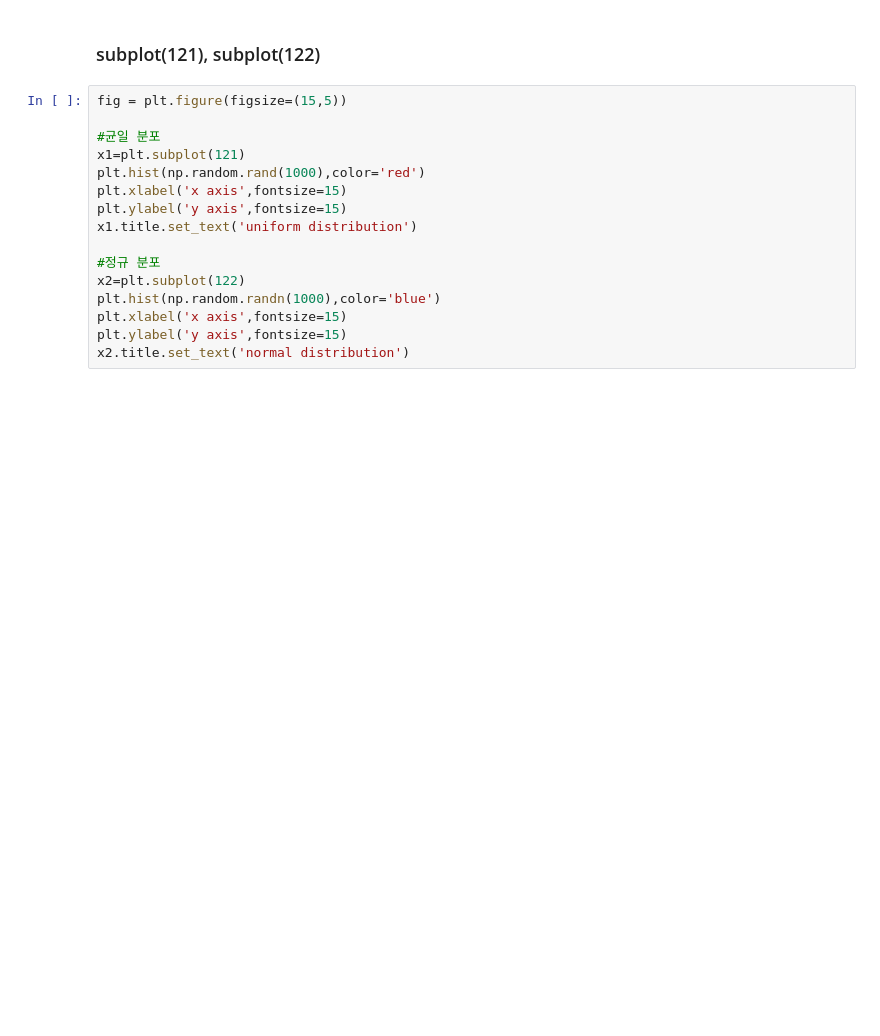
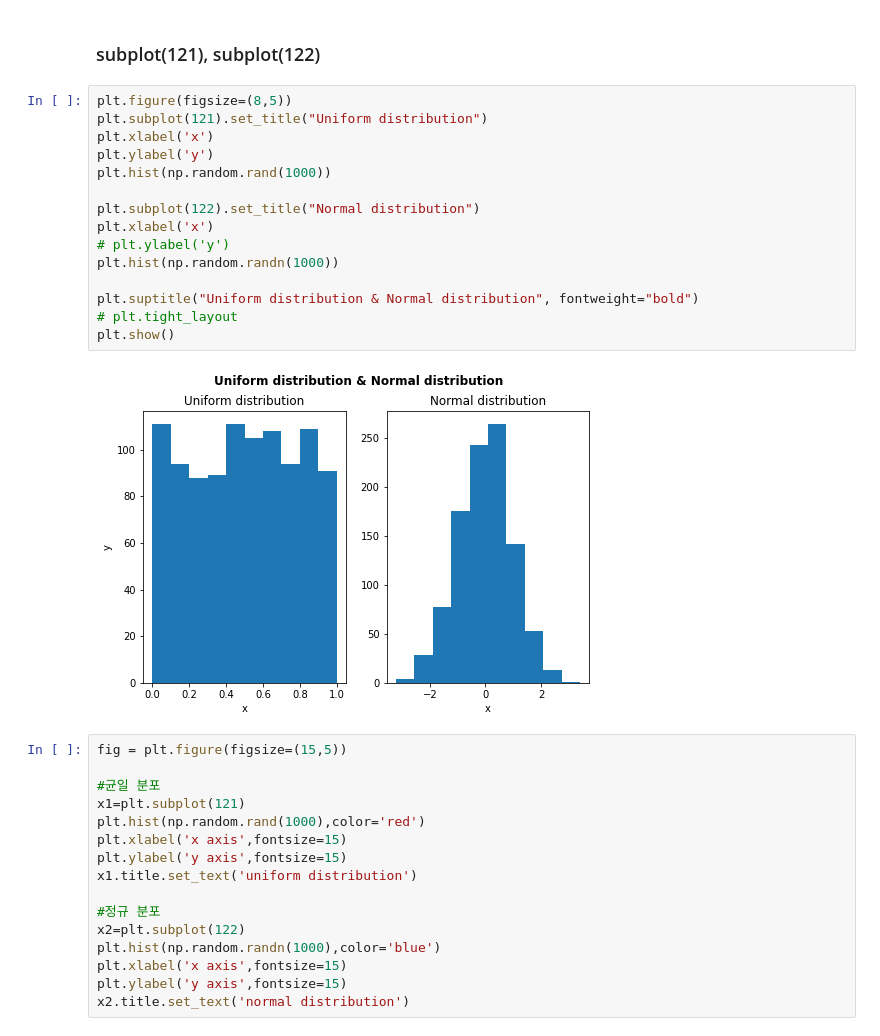
Before and after one commit to rldckd0103/pdm02, a Jupyter notebook: py-graphics/matplotlib_4_challenges.ipynb, the cells around one changed output. Saved outputs shown, nothing was run; the diff lists cells and outputs as text; blank space fills up the shorter version.

```diff
--- a/py-graphics/matplotlib_4_challenges.ipynb
+++ b/py-graphics/matplotlib_4_challenges.ipynb
@@ -38,5 +38,22 @@ plt.hist(np.random.randn(1000))
 # %% [markdown]
 ### subplot(121), subplot(122)
+# %%
+plt.figure(figsize=(8,5))
+plt.subplot(121).set_title("Uniform distribution")
+plt.xlabel('x')
+plt.ylabel('y')
+plt.hist(np.random.rand(1000))
+
+plt.subplot(122).set_title("Normal distribution")
+plt.xlabel('x')
+# plt.ylabel('y')
+plt.hist(np.random.randn(1000))
+
+plt.suptitle("Uniform distribution & Normal distribution", fontweight="bold")
+# plt.tight_layout
+plt.show()
+# %% [output]
+[figure, added]
 # %%
 fig = plt.figure(figsize=(15,5))
 
```
Also changed, not shown: parts of 7 cells of this notebook.
